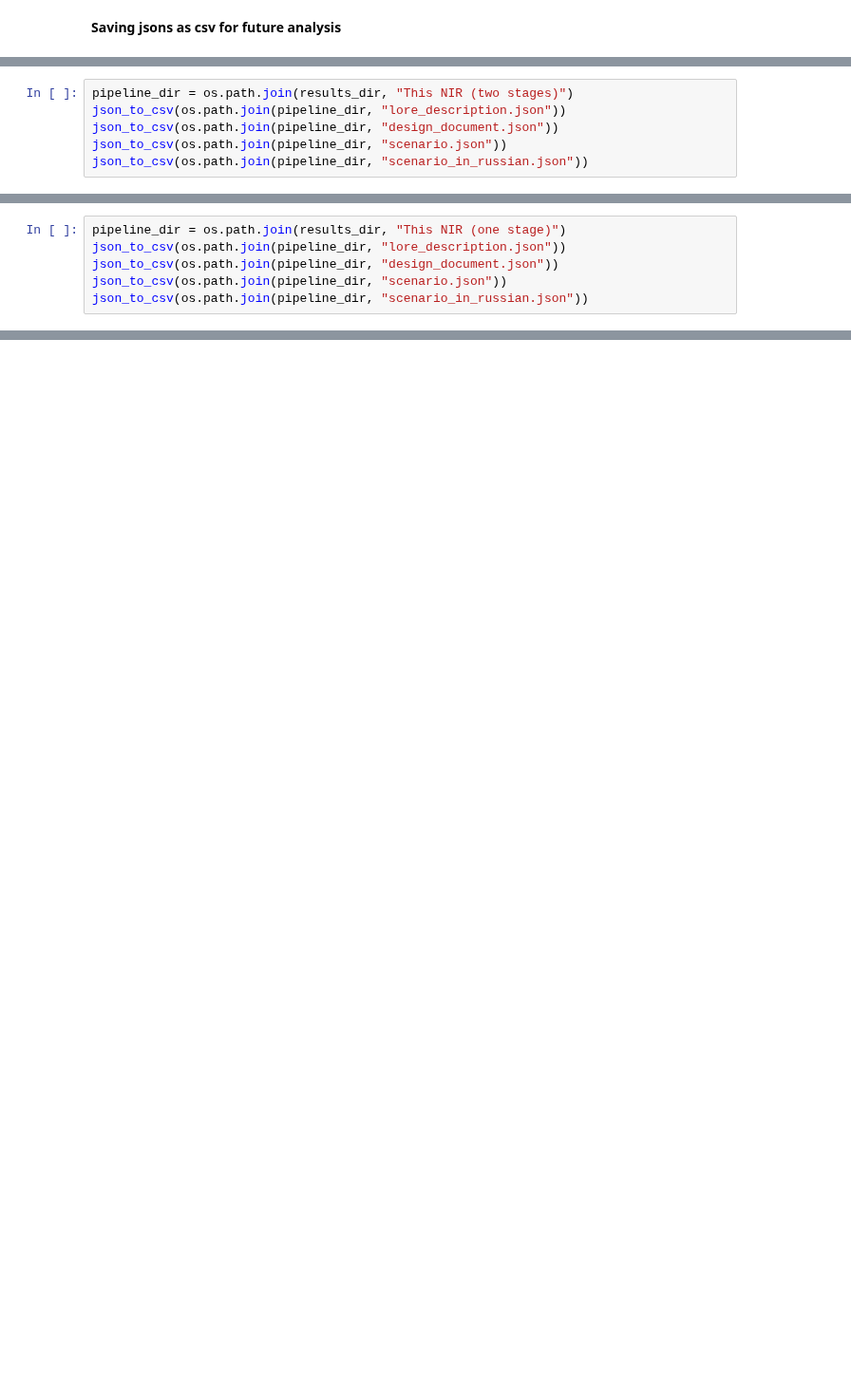
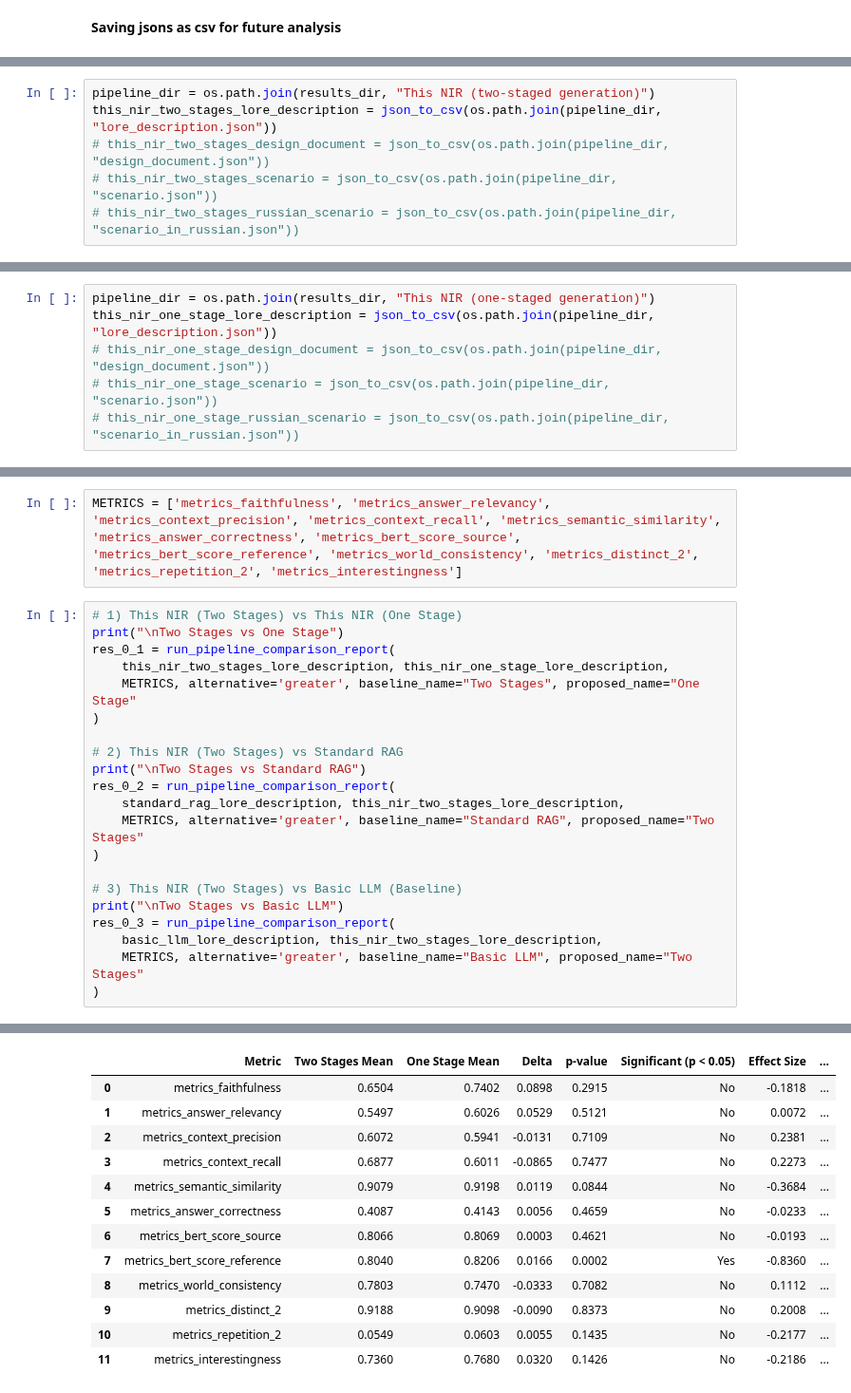
Before and after one commit to Alisazzzz/nir567, a Jupyter notebook: notebooks/testing_several_answer_pipelines.ipynb, the cells around one changed output, grey strips where cells are left out. Shown at 95% size. Drawn from its saved outputs; the diff is of its cells as text; blank space fills up the shorter version.

```diff
--- a/notebooks/testing_several_answer_pipelines.ipynb
+++ b/notebooks/testing_several_answer_pipelines.ipynb
@@ -591,6 +879,6 @@ json_to_csv(os.path.join(pipeline_dir, "scenario_in_russian.json"))
 # %%
-pipeline_dir = os.path.join(results_dir, "This NIR (two stages)")
-json_to_csv(os.path.join(pipeline_dir, "lore_description.json"))
-json_to_csv(os.path.join(pipeline_dir, "design_document.json"))
-json_to_csv(os.path.join(pipeline_dir, "scenario.json"))
-json_to_csv(os.path.join(pipeline_dir, "scenario_in_russian.json"))
+pipeline_dir = os.path.join(results_dir, "This NIR (two-staged generation)")
+this_nir_two_stages_lore_description = json_to_csv(os.path.join(pipeline_dir, "lore_description.json"))
+# this_nir_two_stages_design_document = json_to_csv(os.path.join(pipeline_dir, "design_document.json"))
+# this_nir_two_stages_scenario = json_to_csv(os.path.join(pipeline_dir, "scenario.json"))
+# this_nir_two_stages_russian_scenario = json_to_csv(os.path.join(pipeline_dir, "scenario_in_russian.json"))
@@ -597,6 +887,6 @@ json_to_csv(os.path.join(pipeline_dir, "scenario_in_russian.json"))
 # %%
-pipeline_dir = os.path.join(results_dir, "This NIR (one stage)")
-json_to_csv(os.path.join(pipeline_dir, "lore_description.json"))
-json_to_csv(os.path.join(pipeline_dir, "design_document.json"))
-json_to_csv(os.path.join(pipeline_dir, "scenario.json"))
-json_to_csv(os.path.join(pipeline_dir, "scenario_in_russian.json"))
+pipeline_dir = os.path.join(results_dir, "This NIR (one-staged generation)")
+this_nir_one_stage_lore_description = json_to_csv(os.path.join(pipeline_dir, "lore_description.json"))
+# this_nir_one_stage_design_document = json_to_csv(os.path.join(pipeline_dir, "design_document.json"))
+# this_nir_one_stage_scenario = json_to_csv(os.path.join(pipeline_dir, "scenario.json"))
+# this_nir_one_stage_russian_scenario = json_to_csv(os.path.join(pipeline_dir, "scenario_in_russian.json"))
@@ -602,0 +895,24 @@ json_to_csv(os.path.join(pipeline_dir, "scenario_in_russian.json"))
+# %%
+METRICS = ['metrics_faithfulness', 'metrics_answer_relevancy', 'metrics_context_precision', 'metrics_context_recall', 'metrics_semantic_similarity', 'metrics_answer_correctness', 'metrics_bert_score_source', 'metrics_bert_score_reference', 'metrics_world_consistency', 'metrics_distinct_2', 'metrics_repetition_2', 'metrics_interestingness']
+# %%
+# 1) This NIR (Two Stages) vs This NIR (One Stage)
+print("\nTwo Stages vs One Stage")
+res_0_1 = run_pipeline_comparison_report(
+    this_nir_two_stages_lore_description, this_nir_one_stage_lore_description,
+    METRICS, alternative='greater', baseline_name="Two Stages", proposed_name="One Stage"
+)
+
+# 2) This NIR (Two Stages) vs Standard RAG
+print("\nTwo Stages vs Standard RAG")
+res_0_2 = run_pipeline_comparison_report(
+    standard_rag_lore_description, this_nir_two_stages_lore_description,
+    METRICS, alternative='greater', baseline_name="Standard RAG", proposed_name="Two Stages"
+)
+
+# 3) This NIR (Two Stages) vs Basic LLM (Baseline)
+print("\nTwo Stages vs Basic LLM")
+res_0_3 = run_pipeline_comparison_report(
+    basic_llm_lore_description, this_nir_two_stages_lore_description,
+    METRICS, alternative='greater', baseline_name="Basic LLM", proposed_name="Two Stages"
+)
+# %% [output]
@@ -602,0 +924,13 @@ json_to_csv(os.path.join(pipeline_dir, "scenario_in_russian.json"))
+|  | Metric | Two Stages Mean | One Stage Mean | Delta | p-value | Significant (p < 0.05) | Effect Size | ... |
+| 0 | metrics_faithfulness | 0.6504 | 0.7402 | 0.0898 | 0.2915 | No | -0.1818 | ... |
+| 1 | metrics_answer_relevancy | 0.5497 | 0.6026 | 0.0529 | 0.5121 | No | 0.0072 | ... |
+| 2 | metrics_context_precision | 0.6072 | 0.5941 | -0.0131 | 0.7109 | No | 0.2381 | ... |
+| 3 | metrics_context_recall | 0.6877 | 0.6011 | -0.0865 | 0.7477 | No | 0.2273 | ... |
+| 4 | metrics_semantic_similarity | 0.9079 | 0.9198 | 0.0119 | 0.0844 | No | -0.3684 | ... |
+| 5 | metrics_answer_correctness | 0.4087 | 0.4143 | 0.0056 | 0.4659 | No | -0.0233 | ... |
+| 6 | metrics_bert_score_source | 0.8066 | 0.8069 | 0.0003 | 0.4621 | No | -0.0193 | ... |
+| 7 | metrics_bert_score_reference | 0.8040 | 0.8206 | 0.0166 | 0.0002 | Yes | -0.8360 | ... |
+| 8 | metrics_world_consistency | 0.7803 | 0.7470 | -0.0333 | 0.7082 | No | 0.1112 | ... |
+| 9 | metrics_distinct_2 | 0.9188 | 0.9098 | -0.0090 | 0.8373 | No | 0.2008 | ... |
+| 10 | metrics_repetition_2 | 0.0549 | 0.0603 | 0.0055 | 0.1435 | No | -0.2177 | ... |
+| 11 | metrics_interestingness | 0.7360 | 0.7680 | 0.0320 | 0.1426 | No | -0.2186 | ... |
```
Also changed, not shown: parts of 21 cells of this notebook, 27 other files.
